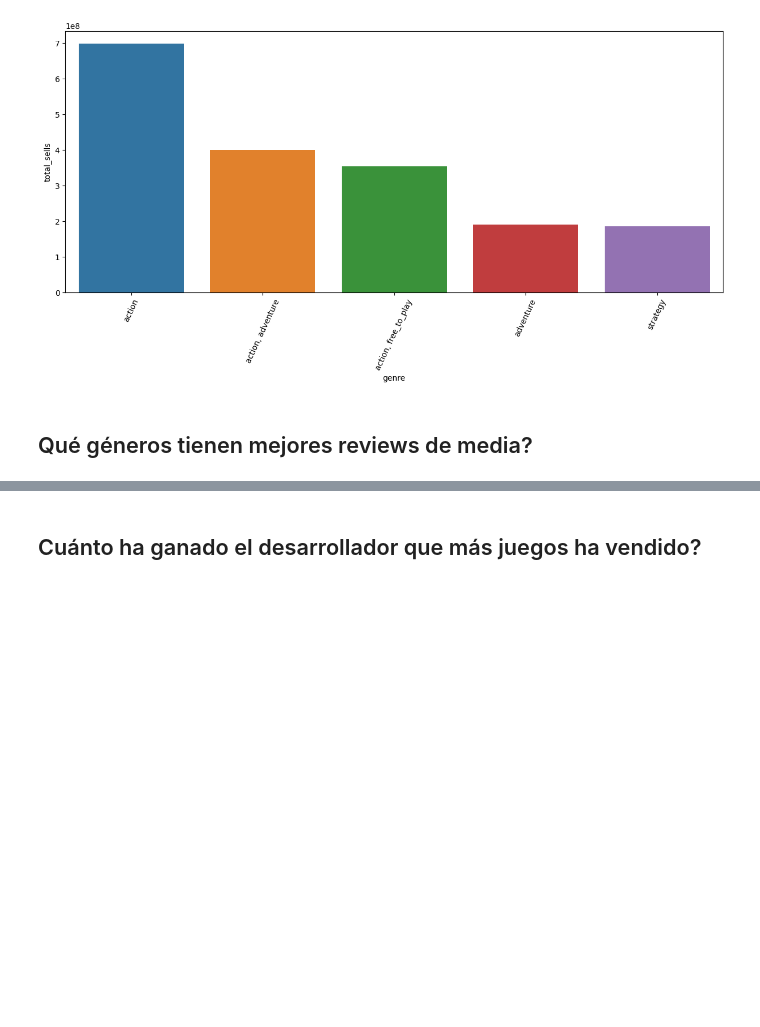
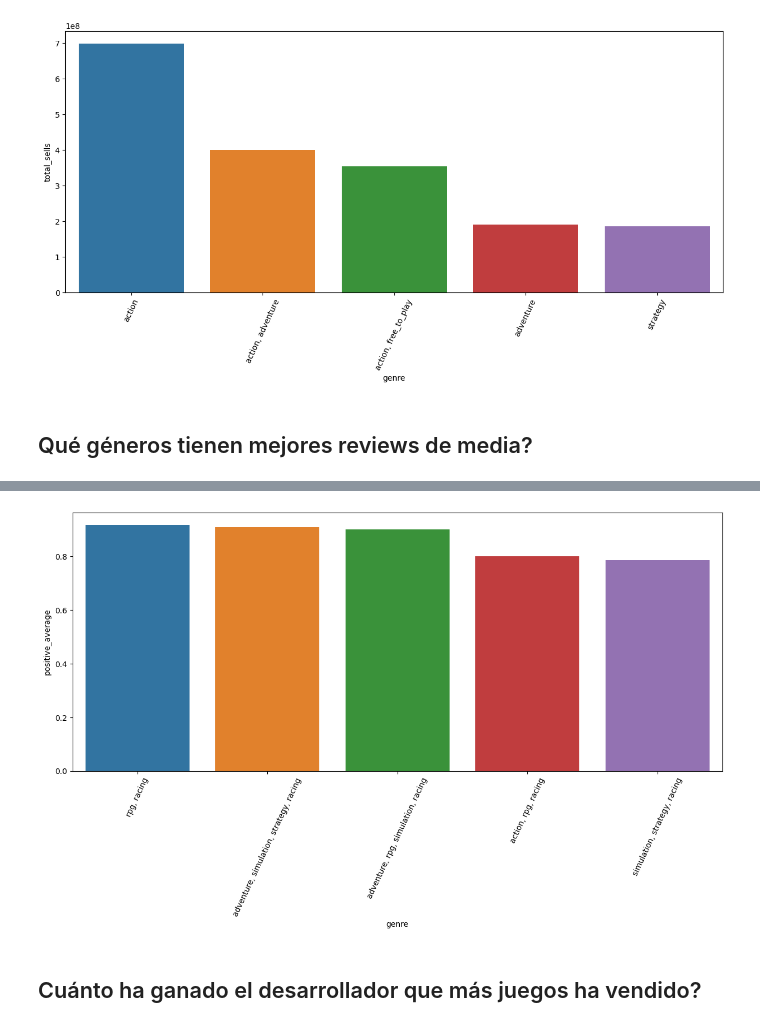
Before and after one commit to AlTesla/steam_EDA, a Jupyter notebook: steam_EDA_Alvaro_Corona.ipynb, the cells around one changed output, grey strips where cells are left out. Drawn from its saved outputs; the diff is of its cells as text; code cells hidden in the pictures; blank space fills up the shorter version.

```diff
--- a/steam_EDA_Alvaro_Corona.ipynb
+++ b/steam_EDA_Alvaro_Corona.ipynb
@@ -309,2 +332,21 @@ plt.show()
+# %%
+top_genre_ratigs = reviews_grouped.sort_values(by='positive_average', ascending=False)[
+    ['action', 'adventure', 'rpg', 'simulation', 'strategy', 'racing', 'positive_average']][:5]
+# %%
+genres_name = top_genre_ratigs.drop(['positive_average'], axis=1)
+# %%
+genres_name['genre'] = genres_name.apply(
+    lambda x: ', '.join(x.index[x]), axis=1)
+# %%
+top_genre_ratigs['genre'] = genres_name['genre']
+# %%
+plt.figure(figsize=(15, 6))
+plt.xticks(rotation=65)
+
+sns.barplot(x='genre', y='positive_average', data=top_genre_ratigs)
+
+plt.show()
+# %% [output]
+[figure, added]
 # %% [markdown]
 ## Cuánto ha ganado el desarrollador que más juegos ha vendido?
```
Also changed, not shown: parts of 12 cells of this notebook.
